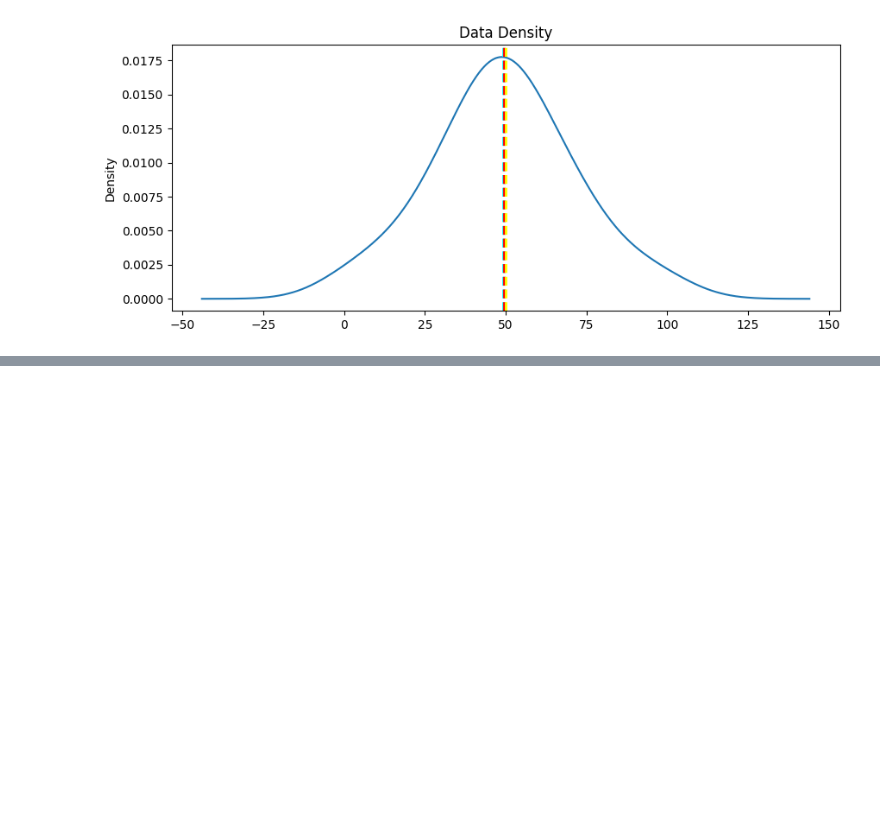
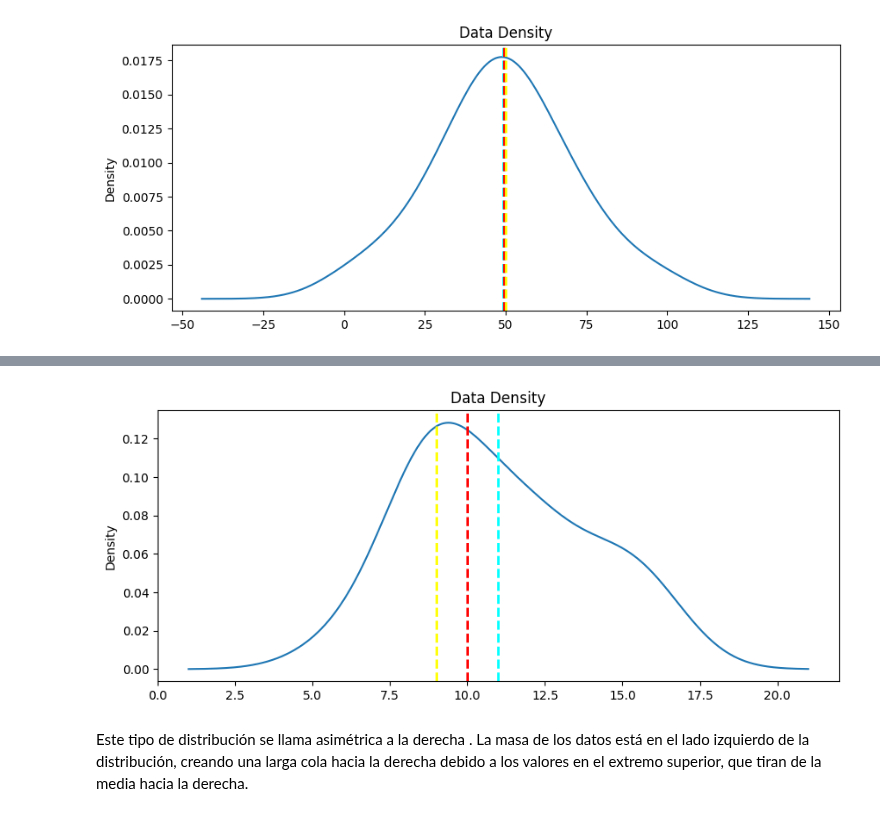
Before and after one commit to juanjolopez28/DataScience, a Jupyter notebook: RetoMicrosoft/python_forData/exploracion_Analisis_deDatos.ipynb, the cells around one changed output, grey strips where cells are left out. Saved outputs shown, nothing was run; the diff lists cells and outputs as text; code cells hidden in the pictures; blank space fills up the shorter version.

```diff
--- a/RetoMicrosoft/python_forData/exploracion_Analisis_deDatos.ipynb
+++ b/RetoMicrosoft/python_forData/exploracion_Analisis_deDatos.ipynb
@@ -641,0 +778,24 @@ show_density(col)
+# %%
+def show_density(var_data):
+    fig = plt.figure(figsize=(10,4))
+
+    # Plot density
+    var_data.plot.density()
+
+    # Add titles and labels
+    plt.title('Data Density')
+
+    # Show the mean, median, and mode
+    plt.axvline(x=var_data.mean(), color = 'cyan', linestyle='dashed', linewidth = 2)
+    plt.axvline(x=var_data.median(), color = 'red', linestyle='dashed', linewidth = 2)
+    plt.axvline(x=var_data.mode()[0], color = 'yellow', linestyle='dashed', linewidth = 2)
+
+    # Show the figure
+    plt.show()
+
+# Get the density of StudyHours
+show_density(col)
+# %% [output]
+[figure, added]
+# %% [markdown]
+Este tipo de distribución se llama asimétrica a la derecha . La masa de los datos está en el lado izquierdo de la distribución, creando una larga cola hacia la derecha debido a los valores en el extremo superior, que tiran de la media hacia la derecha.
```
Also changed, not shown: parts of 38 cells of this notebook, 1 other file.
